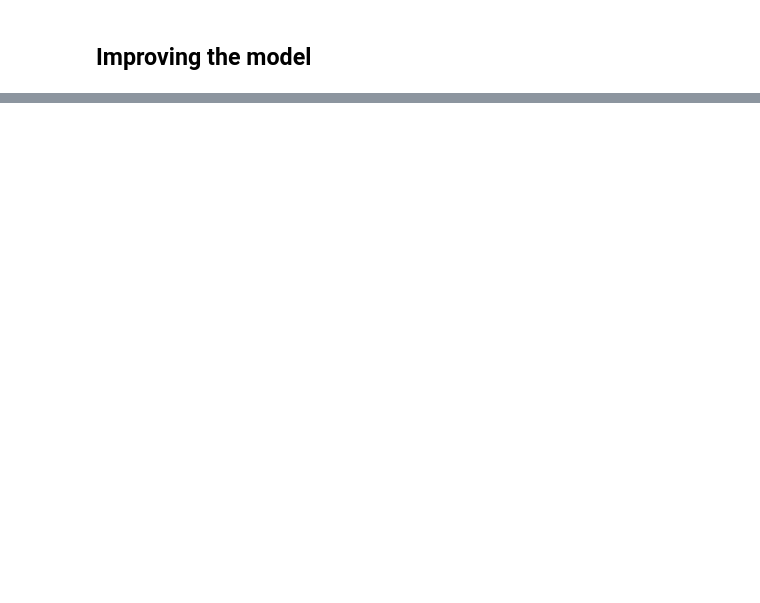
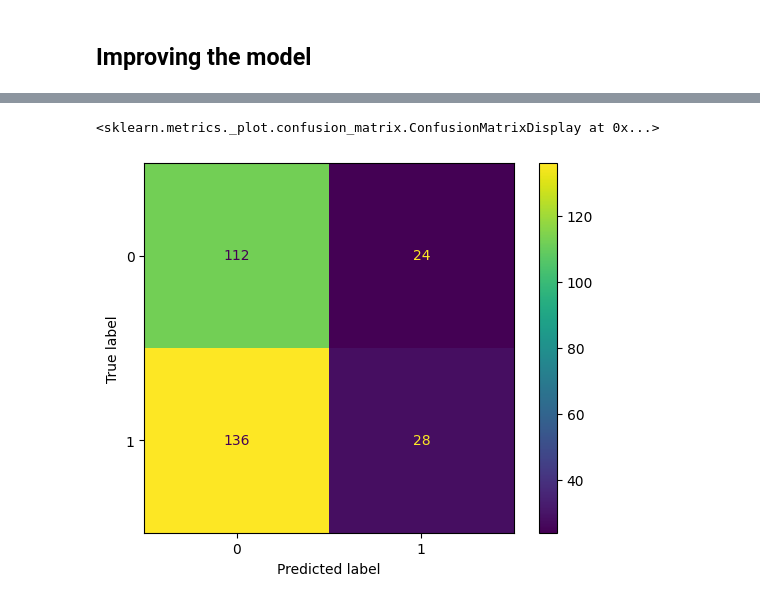
Before and after one commit to JerzyJaneczek/Personal-Portfolio, a Jupyter notebook: Project1/StockMarket.ipynb, the cells around one changed output, grey strips where cells are left out. Cells and saved outputs as stored; diff of their text form; code cells hidden in the pictures; blank space fills up the shorter version.

```diff
--- a/Project1/StockMarket.ipynb
+++ b/Project1/StockMarket.ipynb
@@ -174,0 +503,14 @@ precision_score(predictions["Target"], predictions["Predictions"])
+# %%
+import matplotlib.pyplot as plt
+from sklearn.datasets import make_classification
+from sklearn.metrics import confusion_matrix, ConfusionMatrixDisplay
+
+
+
+cm = confusion_matrix(predictions["Target"][:300], predictions["Predictions"][:300], labels=model.classes_)
+disp = ConfusionMatrixDisplay(confusion_matrix=cm,
+                              display_labels=model.classes_)
+disp.plot()
+# %% [output]
+<sklearn.metrics._plot.confusion_matrix.ConfusionMatrixDisplay at 0x...>
+[figure, added]
```
Also changed, not shown: parts of 47 cells of this notebook, 1 other file.
